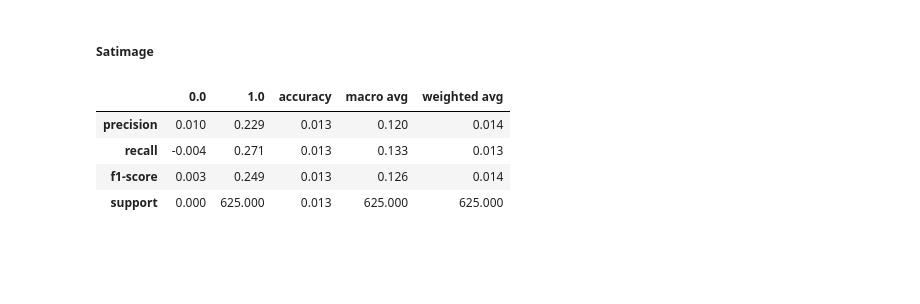
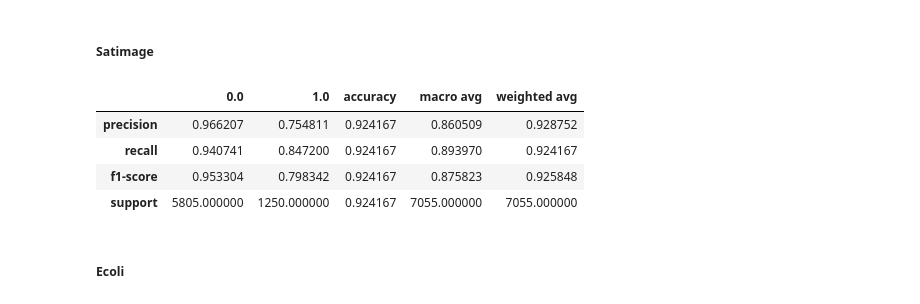
Before and after one commit to mfilan/ethics, a Jupyter notebook: main.ipynb, the cells around one changed output. Drawn from its saved outputs; the diff is of its cells as text; code cells hidden in the pictures; blank space fills up the shorter version.

```diff
--- a/main.ipynb
+++ b/main.ipynb
@@ -71,11 +89,10 @@ display(base_scores_satimage)
 # %% [markdown]
 ### Compare performance of methods
 # %%
-def report(strategy, X, y, base_scores,visualize=False):
+def report(strategy, X, y,visualize=False):
 	X_resampled,y_resampled = strategy.fit_resample(X, y)
 	resampled_scores_dummy = score_data(X_resampled,y_resampled)
-	difference = (resampled_scores_dummy-base_scores).round(3)
-	display(difference)
+	display(resampled_scores_dummy)
 	if visualize:
 		visualize_points(X_resampled,y_resampled)
 # %% [markdown]
@@ -140,10 +177,12 @@ report(SafeLevelSmote(), dummy_X, dummy_y, base_scores_dummy, True)
 # %% [markdown]
 ##### Satimage
 # %%
-report(SafeLevelSmote(), satimage_X, satimage_y, base_scores_satimage)
+report(SafeLevelSmote(), satimage_X, satimage_y)
 # %% [output]
 |  | 0.0 | 1.0 | accuracy | macro avg | weighted avg |
-| precision | 0.010 | 0.229 | 0.013 | 0.120 | 0.014 |
-| recall | -0.004 | 0.271 | 0.013 | 0.133 | 0.013 |
-| f1-score | 0.003 | 0.249 | 0.013 | 0.126 | 0.014 |
-| support | 0.000 | 625.000 | 0.013 | 625.000 | 625.000 |
+| precision | 0.966207 | 0.754811 | 0.924167 | 0.860509 | 0.928752 |
+| recall | 0.940741 | 0.847200 | 0.924167 | 0.893970 | 0.924167 |
+| f1-score | 0.953304 | 0.798342 | 0.924167 | 0.875823 | 0.925848 |
+| support | 5805.000000 | 1250.000000 | 0.924167 | 7055.000000 | 7055.000000 |
+# %% [markdown]
+##### Ecoli
```
Also changed, not shown: parts of 16 cells of this notebook.
